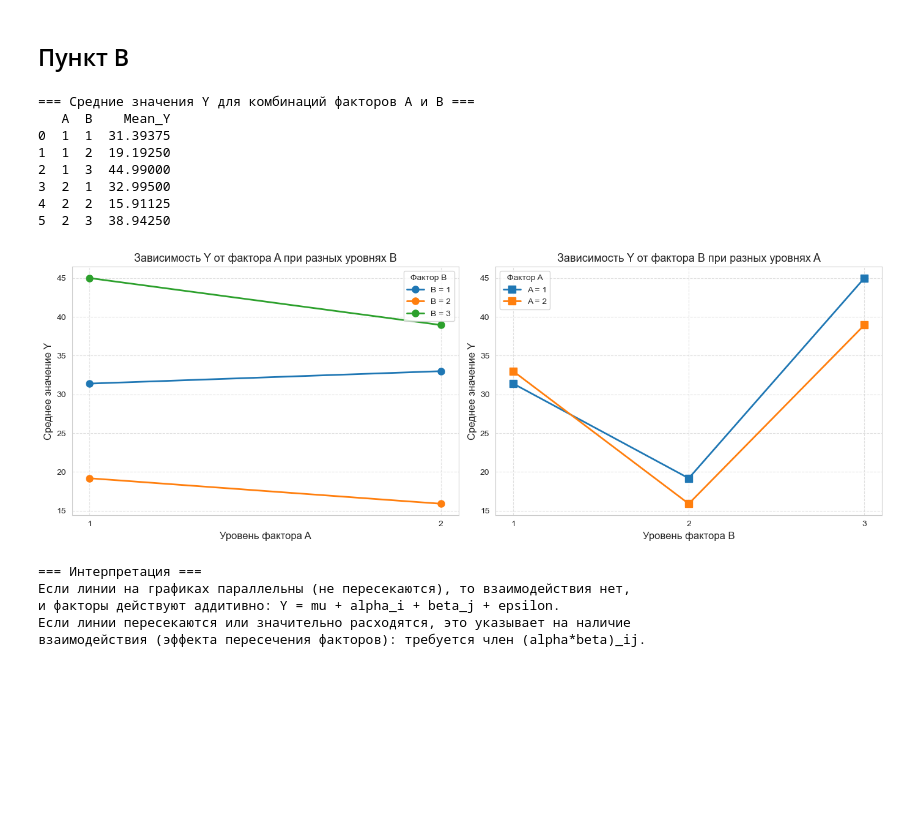
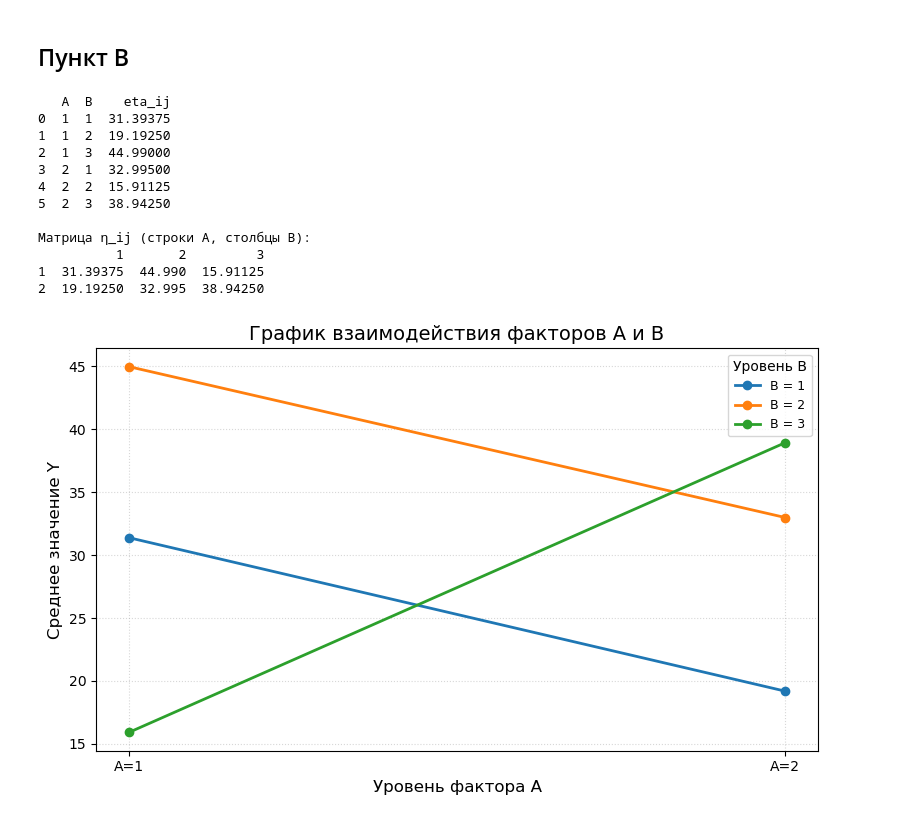
Before and after one commit to TemSV/statistics, a Jupyter notebook: regression-and-dispersion-analysis/regression_dispersion_analysis.ipynb, the cells around one changed output. Drawn from its saved outputs; the diff is of its cells as text; code cells hidden in the pictures; blank space fills up the shorter version.

```diff
--- a/regression.ipynb
+++ b/regression-and-dispersion-analysis/regression_dispersion_analysis.ipynb
@@ -438,18 +573,55 @@ Notes:
 # %% [markdown]
 ## Пункт B
 # %%
+cell_means_sorted = cell_means.sort_values(['A', 'B']).reset_index(drop=True)
+print(cell_means_sorted)
+
+levels_A = sorted(cell_means_sorted['A'].unique())
+levels_B = sorted(cell_means_sorted['B'].unique())
+
+nA = len(levels_A)
+nB = len(levels_B)
+
+interaction_matrix = cell_means_sorted['eta_ij'].to_numpy().reshape(nA, nB, order='F')
+print("\nМатрица η_ij (строки A, столбцы B):")
+print(pd.DataFrame(interaction_matrix, index=levels_A, columns=levels_B))
+
+plt.figure(figsize=(8, 5))
+
+x_vals = np.arange(1, nA + 1)
+colors = ['tab:blue', 'tab:orange', 'tab:green']
+
+for j, b_level in enumerate(levels_B):
+    y_vals = interaction_matrix[:, j]
+    plt.plot(
+        x_vals,
+        y_vals,
+        marker='o',
+        linewidth=2,
+        color=colors[j % len(colors)],
+        label=f'B = {b_level}'
+    )
+
+plt.title('График взаимодействия факторов A и B', fontsize=14)
+plt.xlabel('Уровень фактора A', fontsize=12)
+plt.ylabel('Среднее значение Y', fontsize=12)
+plt.xticks(x_vals, [f'A={a}' for a in levels_A])
+plt.grid(True, linestyle=':', alpha=0.5)
+plt.legend(title='Уровень B', fontsize=9, title_fontsize=10, loc='best')
+
+plt.tight_layout()
+plt.show()
 # %% [output]
-=== Средние значения Y для комбинаций факторов A и B ===
-   A  B    Mean_Y
+   A  B    eta_ij
 0  1  1  31.39375
 1  1  2  19.19250
 2  1  3  44.99000
 3  2  1  32.99500
 4  2  2  15.91125
 5  2  3  38.94250
+
+Матрица η_ij (строки A, столбцы B):
+          1       2         3
+1  31.39375  44.990  15.91125
+2  19.19250  32.995  38.94250
-[figure, old version]
+[figure, new version]
-=== Интерпретация ===
-Если линии на графиках параллельны (не пересекаются), то взаимодействия нет,
-и факторы действуют аддитивно: Y = mu + alpha_i + beta_j + epsilon.
-Если линии пересекаются или значительно расходятся, это указывает на наличие
-взаимодействия (эффекта пересечения факторов): требуется член (alpha*beta)_ij.
```
Also changed, not shown: parts of 15 cells of this notebook, 1 other file.
